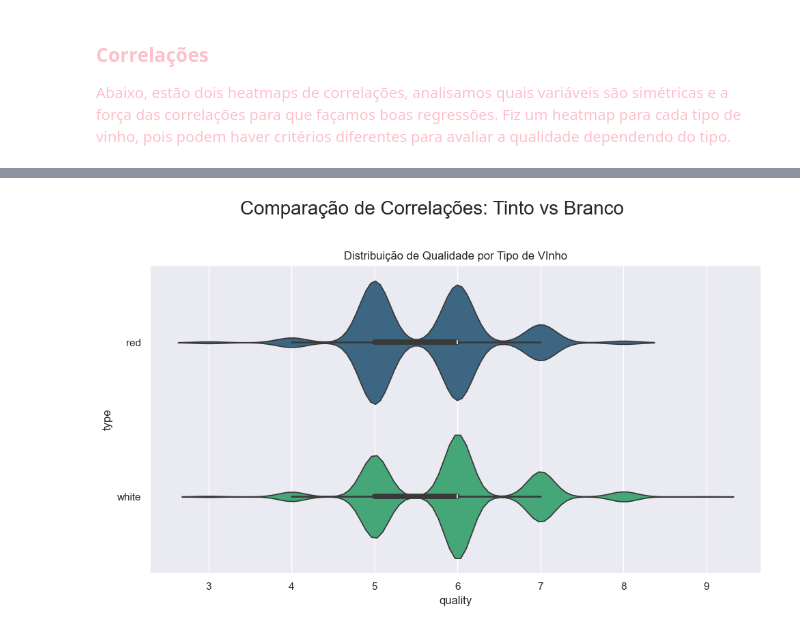
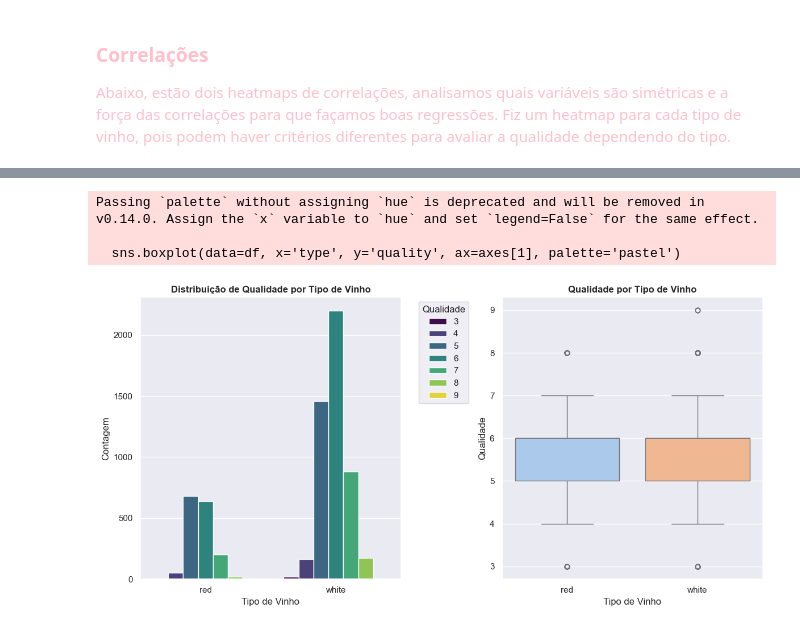
Before and after one commit to viabdon/wine-quality-statistical-analysis, a Jupyter notebook: notebooks/projeto.ipynb, the cells around one changed output, grey strips where cells are left out. Drawn from its saved outputs; the diff is of its cells as text; code cells hidden in the pictures.

```diff
--- a/notebooks/projeto.ipynb
+++ b/notebooks/projeto.ipynb
@@ -256,13 +255,31 @@ plt.show()
 # %%
+import matplotlib.pyplot as plt
+import seaborn as sns
+
 sns.set_theme(style="darkgrid")
-plt.figure(figsize=(10, 6))
-title = "Distribuição de Qualidade por Tipo de VInho"
+fig, axes = plt.subplots(1, 2, figsize=(12, 6))
 
-sns.violinplot(x = df["quality"], y=df["type"], hue=df["type"], palette="viridis")
+# Gráfico de barras (histograma)
+sns.countplot(data=df, x='type', hue='quality', ax=axes[0], palette='viridis')
 
-plt.title(title)
-plt.suptitle("Comparação de Correlações: Tinto vs Branco", fontsize=20, y=1.02)
+axes[0].set_title('Distribuição de Qualidade por Tipo de Vinho', fontweight='bold')
+axes[0].set_xlabel('Tipo de Vinho')
+axes[0].set_ylabel('Contagem')
+# Ajusta a legenda para fora
+axes[0].legend(title='Qualidade', bbox_to_anchor=(1.05, 1), loc='upper left')
+
+
+# Boxplot
+sns.boxplot(data=df, x='type', y='quality', ax=axes[1], palette='pastel')
+
+axes[1].set_title('Qualidade por Tipo de Vinho', fontweight='bold')
+axes[1].set_xlabel('Tipo de Vinho')
+axes[1].set_ylabel('Qualidade')
+
 plt.tight_layout()
 plt.show()
 # %% [output]
+Passing `palette` without assigning `hue` is deprecated and will be removed in v0.14.0. Assign the `x` variable to `hue` and set `legend=False` for the same effect.
+
+  sns.boxplot(data=df, x='type', y='quality', ax=axes[1], palette='pastel')
-[figure, old version]
+[figure, new version]
```
Also changed, not shown: parts of 8 cells of this notebook.
